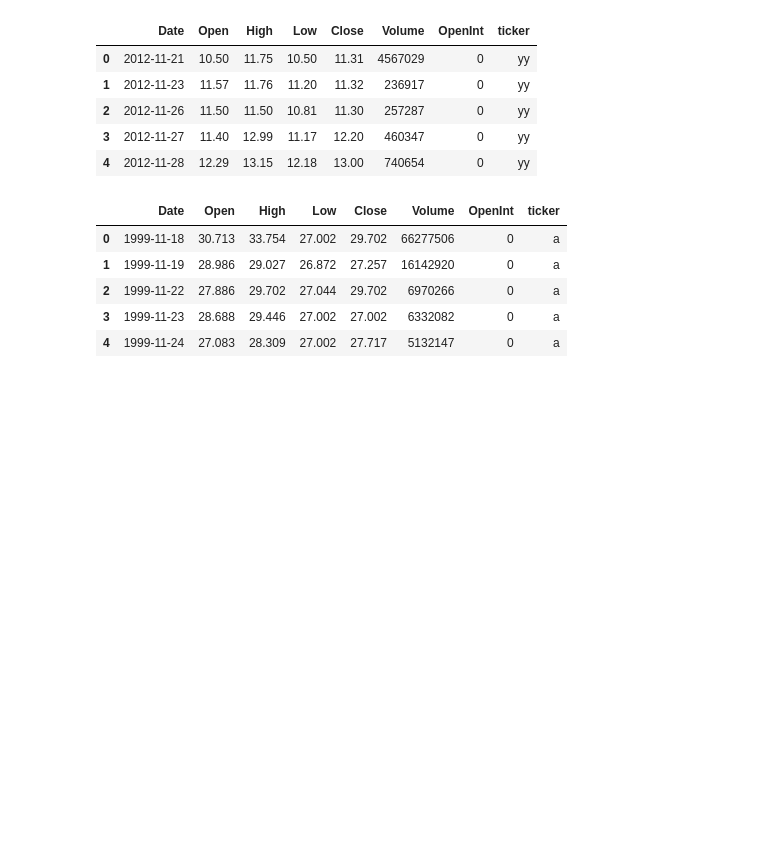
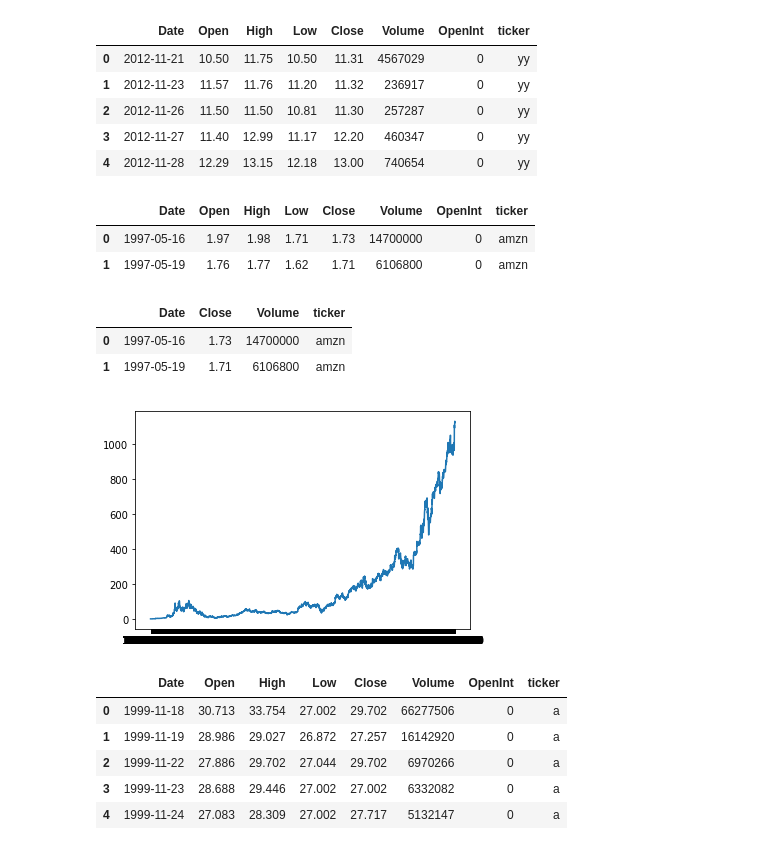
Before and after one commit to tli2001/tickermagic, a Jupyter notebook: data_cleaning.ipynb, the cells around one changed output. Cells and saved outputs as stored; diff of their text form; code cells hidden in the pictures; blank space fills up the shorter version.

```diff
--- a/data_cleaning.ipynb
+++ b/data_cleaning.ipynb
@@ -52,6 +59,25 @@ tickerlist[-1].head(5)
 | 2 | 2012-11-26 | 11.50 | 11.50 | 10.81 | 11.30 | 257287 | 0 | yy |
 | 3 | 2012-11-27 | 11.40 | 12.99 | 11.17 | 12.20 | 460347 | 0 | yy |
 | 4 | 2012-11-28 | 12.29 | 13.15 | 12.18 | 13.00 | 740654 | 0 | yy |
+# %%
+amzn_df = tickerlist[2]
+amzn_df.head(2)
+# %% [output]
+|  | Date | Open | High | Low | Close | Volume | OpenInt | ticker |
+| 0 | 1997-05-16 | 1.97 | 1.98 | 1.71 | 1.73 | 14700000 | 0 | amzn |
+| 1 | 1997-05-19 | 1.76 | 1.77 | 1.62 | 1.71 | 6106800 | 0 | amzn |
+# %%
+amzn_df = amzn_df.drop(['Open', 'High', 'Low', 'OpenInt'], axis=1)
+amzn_df.head(2)
+# %% [output]
+|  | Date | Close | Volume | ticker |
+| 0 | 1997-05-16 | 1.73 | 14700000 | amzn |
+| 1 | 1997-05-19 | 1.71 | 6106800 | amzn |
+# %%
+plt.plot(amzn_df['Date'], amzn_df['Close'])
+plt.show()
+# %% [output]
+[figure, added]
 # %%
 alltickers_df = pd.concat(tickerlist, ignore_index=True)
 alltickers_df.head(5)
```
Also changed, not shown: parts of 26 cells of this notebook, 1 other file.
